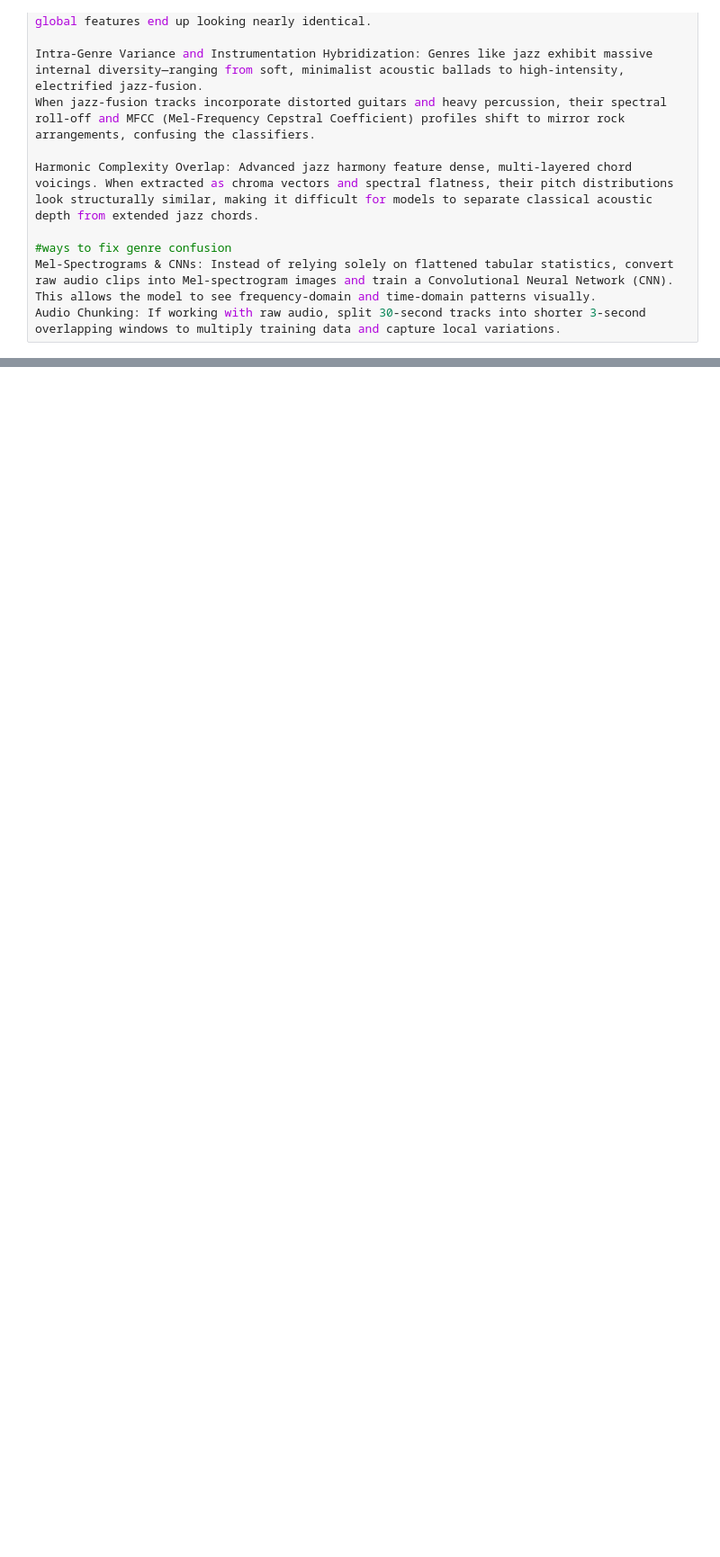
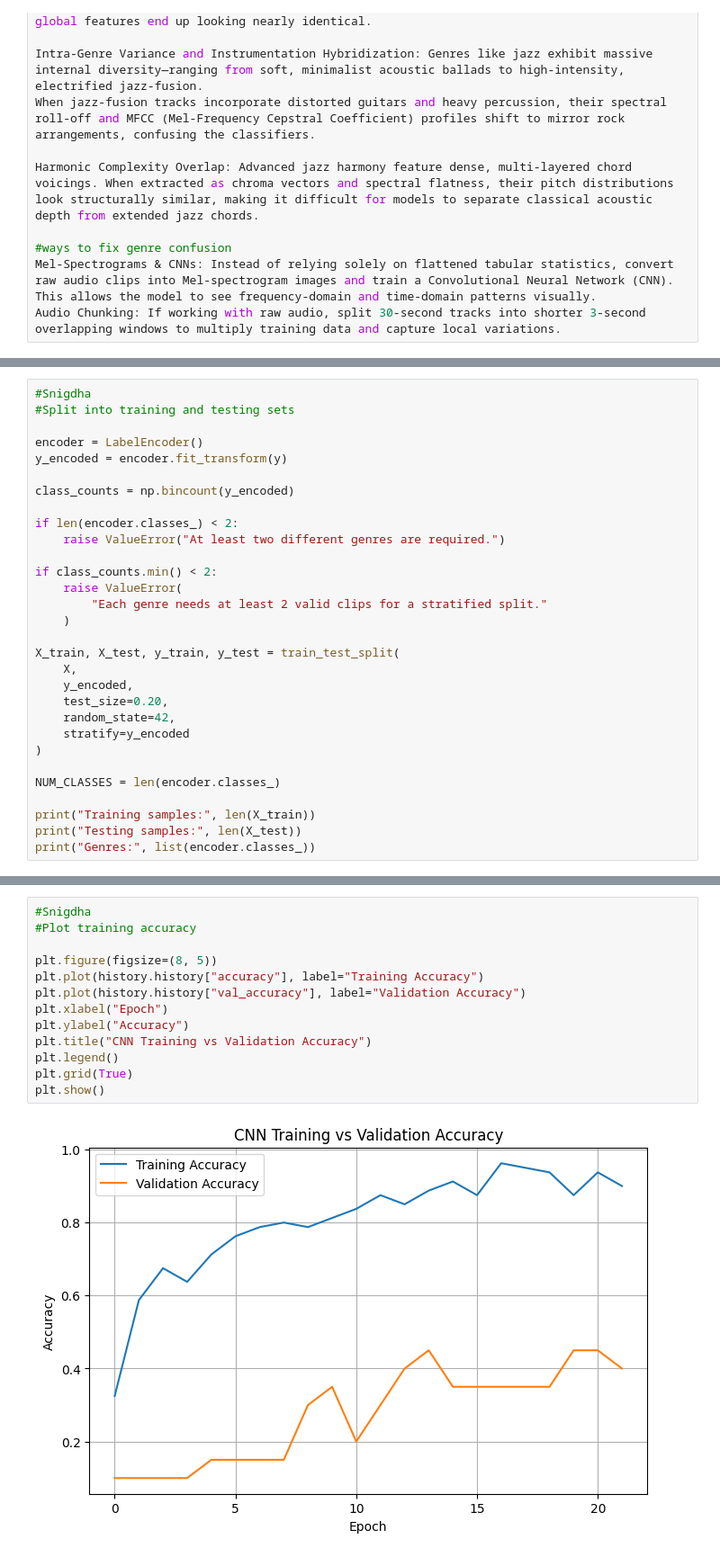
Before and after one commit to SNIGDHA-ms24043/IDC-PROJECT--Music-Genre-Classification, a Jupyter notebook: Music_Genre_IDC_Project.ipynb, the cells around one changed output, grey strips where cells are left out. Shown at 90% size. Drawn from its saved outputs; the diff is of its cells as text; blank space fills up the shorter version.

```diff
--- a/Music_Genre_IDC_Project.ipynb
+++ b/Music_Genre_IDC_Project.ipynb
@@ -932,0 +1082,30 @@ Audio Chunking: If working with raw audio, split 30-second tracks into shorter 3
+# %%
+#Snigdha
+#Split into training and testing sets
+
+encoder = LabelEncoder()
+y_encoded = encoder.fit_transform(y)
+
+class_counts = np.bincount(y_encoded)
+
+if len(encoder.classes_) < 2:
+    raise ValueError("At least two different genres are required.")
+
+if class_counts.min() < 2:
+    raise ValueError(
+        "Each genre needs at least 2 valid clips for a stratified split."
+    )
+
+X_train, X_test, y_train, y_test = train_test_split(
+    X,
+    y_encoded,
+    test_size=0.20,
+    random_state=42,
+    stratify=y_encoded
+)
+
+NUM_CLASSES = len(encoder.classes_)
+
+print("Training samples:", len(X_train))
+print("Testing samples:", len(X_test))
+print("Genres:", list(encoder.classes_))
@@ -932,0 +1336,15 @@ Audio Chunking: If working with raw audio, split 30-second tracks into shorter 3
+# %%
+#Snigdha
+#Plot training accuracy
+
+plt.figure(figsize=(8, 5))
+plt.plot(history.history["accuracy"], label="Training Accuracy")
+plt.plot(history.history["val_accuracy"], label="Validation Accuracy")
+plt.xlabel("Epoch")
+plt.ylabel("Accuracy")
+plt.title("CNN Training vs Validation Accuracy")
+plt.legend()
+plt.grid(True)
+plt.show()
+# %% [output]
+[figure, added]
```
Also changed, not shown: parts of 14 cells of this notebook.
